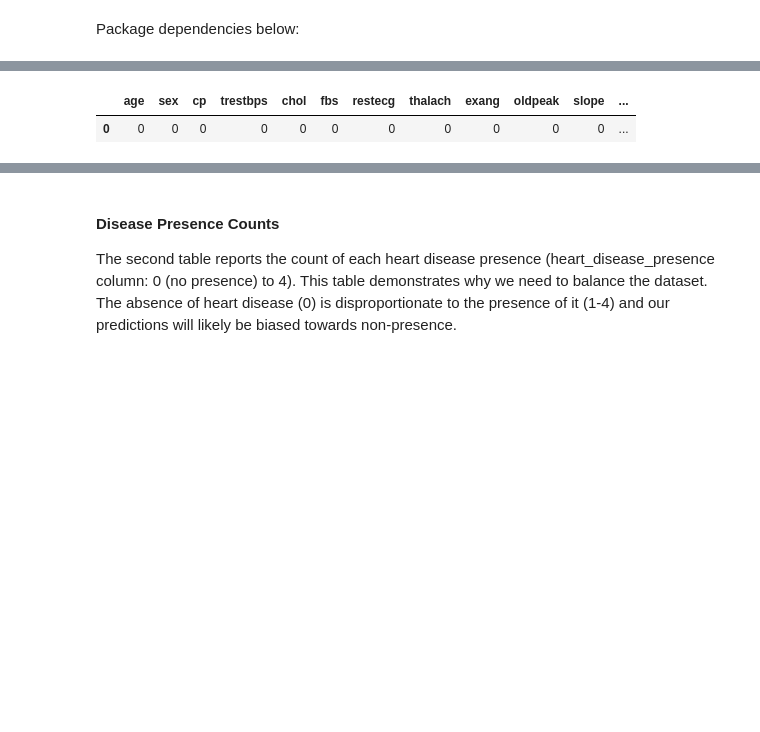
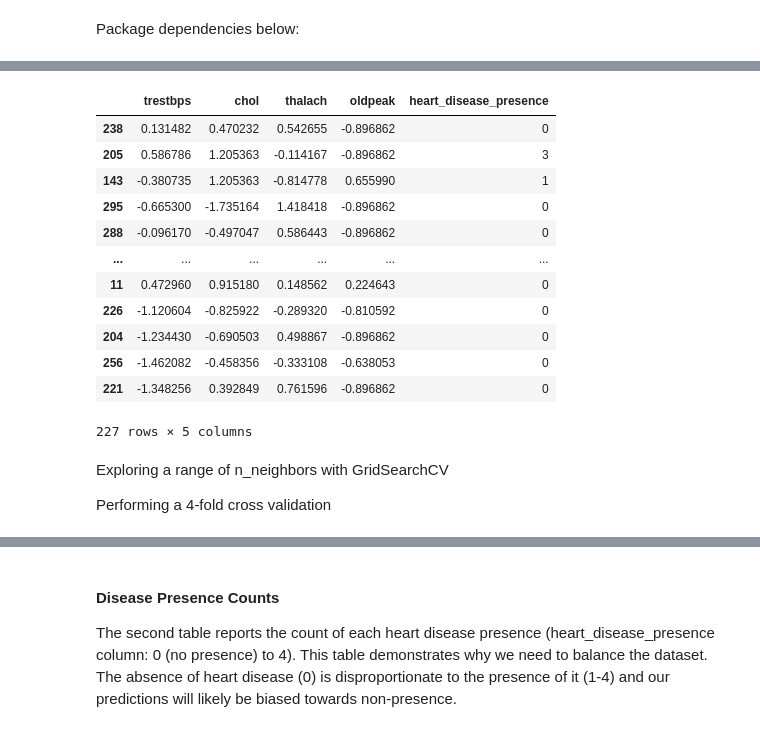
Before and after one commit to CCWebb14/DSCI100_Group_Project, a Jupyter notebook: final_project_file.ipynb, the cells around one changed output, grey strips where cells are left out. Drawn from its saved outputs; the diff is of its cells as text; code cells hidden in the pictures; blank space fills up the shorter version.

```diff
--- a/final_project_file.ipynb
+++ b/final_project_file.ipynb
@@ -33,7 +93,14 @@ Utilizing pd.read_csv we can read in the dataset from github as detailed below.
 # %%
 col_names = ['age', 'sex', 'cp', 'trestbps', 'chol', 'fbs', 'restecg', 'thalach', 'exang', 'oldpeak', 'slope', 'ca', 'thal', 'heart_disease_presence']
 url = 'https://github.com/CCWebb14/DSCI100_Group_Project/blob/main/data/processed.cleveland.data?raw=true'
-cleveland = pd.read_csv(url, names=col_names)
-cleveland_train, cleveland_test = train_test_split(cleveland, test_size=0.25, random_state=330)
-cleveland_train
+
+# Isolate our predictors and target
+# 1) resting blood pressure (trestbps/unit: mm Hg)
+# 2) serum cholestoral(chol/unit: mg/dl)
+# 3) maximum heart rate achieved(thalach)
+# 4) ST depression induced by exercise relative to rest(oldpeak)
+
+# Read in data isolate predictors
+
+cleveland = pd.read_csv(url, names=col_names)[['trestbps', 'chol', 'thalach', 'oldpeak', 'heart_disease_presence']]
 # %% [output]
@@ -57,0 +124,8 @@ The first table demonstrates how many cells contain missing data (marked by a ?
+# %%
+cleveland_preprocessor = make_column_transformer(
+    (StandardScaler(), ['trestbps', 'chol', 'thalach', 'oldpeak']),
+    remainder = 'passthrough',
+    verbose_feature_names_out=False
+)
+
+cleveland_scaled = cleveland_preprocessor.fit_transform(cleveland)
@@ -58,6 +134,17 @@ The first table demonstrates how many cells contain missing data (marked by a ?
 # %%
-empty_values_count = pd.DataFrame((cleveland_train == '?').sum()).T
-empty_values_count
+cleveland_train, cleveland_test = train_test_split(cleveland_scaled, test_size=0.25, random_state=330)
+cleveland_train
 # %% [output]
-|  | age | sex | cp | trestbps | chol | fbs | restecg | thalach | exang | oldpeak | slope | ... |
-| 0 | 0 | 0 | 0 | 0 | 0 | 0 | 0 | 0 | 0 | 0 | 0 | ... |
+|  | trestbps | chol | thalach | oldpeak | heart_disease_presence |
+| 238 | 0.131482 | 0.470232 | 0.542655 | -0.896862 | 0 |
+| 205 | 0.586786 | 1.205363 | -0.114167 | -0.896862 | 3 |
+| 143 | -0.380735 | 1.205363 | -0.814778 | 0.655990 | 1 |
+| 295 | -0.665300 | -1.735164 | 1.418418 | -0.896862 | 0 |
+| 288 | -0.096170 | -0.497047 | 0.586443 | -0.896862 | 0 |
+| ... | ... | ... | ... | ... | ... |
+| 11 | 0.472960 | 0.915180 | 0.148562 | 0.224643 | 0 |
+| 226 | -1.120604 | -0.825922 | -0.289320 | -0.810592 | 0 |
+| 204 | -1.234430 | -0.690503 | 0.498867 | -0.896862 | 0 |
+| 256 | -1.462082 | -0.458356 | -0.333108 | -0.638053 | 0 |
+| 221 | -1.348256 | 0.392849 | 0.761596 | -0.896862 | 0 |
+227 rows × 5 columns
@@ -63,0 +154,4 @@ empty_values_count
+# %% [markdown]
+Exploring a range of n_neighbors with GridSearchCV
+
+Performing a 4-fold cross validation
```
Also changed, not shown: parts of 31 cells of this notebook.
